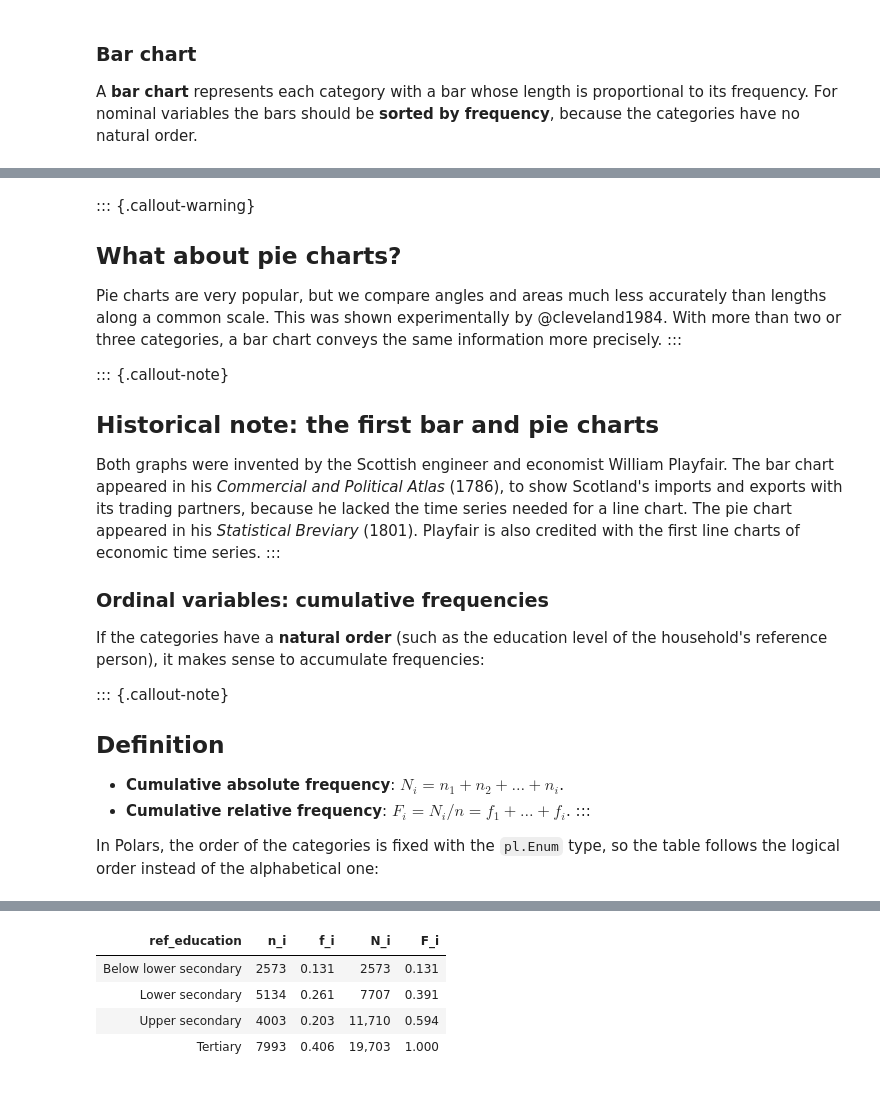
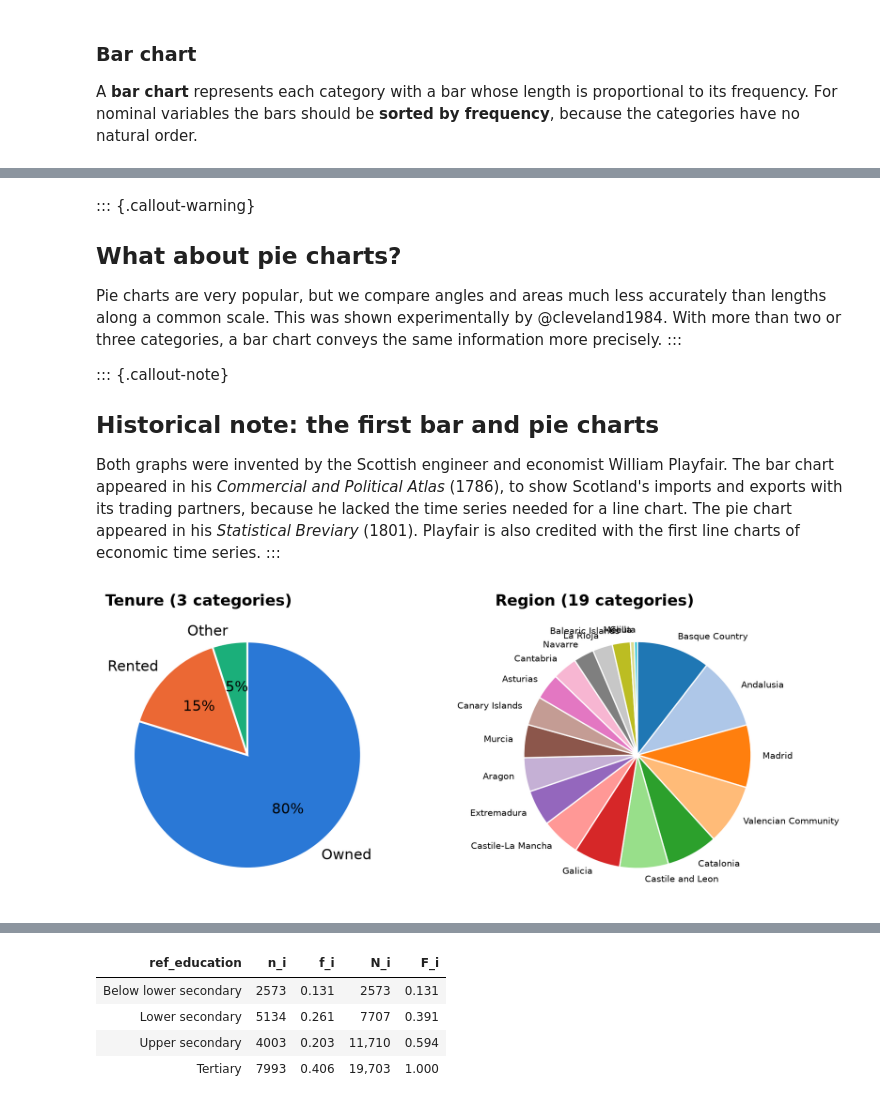
Before and after one commit to FabioScielzoOrtiz/descriptive-statistics, a Jupyter notebook: topics/02-univariate/01-freq-graphs.ipynb, the cells around one changed output, grey strips where cells are left out. Cells and saved outputs as stored; diff of their text form; code cells hidden in the pictures.

```diff
--- a/topics/02-univariate/01-freq-graphs.ipynb
+++ b/topics/02-univariate/01-freq-graphs.ipynb
@@ -147,18 +151,34 @@ lacked the time series needed for a line chart. The pie chart appeared in his
 *Statistical Breviary* (1801). Playfair is also credited with the first line
 charts of economic time series.
 :::
-
-### Ordinal variables: cumulative frequencies
-
-If the categories have a **natural order** (such as the education level of the
-household's reference person), it makes sense to accumulate frequencies:
-
-::: {.callout-note}
-## Definition
-
-- **Cumulative absolute frequency**: $N_i = n_1 + n_2 + \dots + n_i$.
-- **Cumulative relative frequency**: $F_i = N_i / n = f_1 + \dots + f_i$.
-:::
-
-In Polars, the order of the categories is fixed with the `pl.Enum` type, so the
-table follows the logical order instead of the alphabetical one:
+# %%
+#| label: fig-pie-comparison
+#| fig-cap: "Pie charts of two variables of the survey: the tenure of the main dwelling (3 categories) and the region of residence (19 categories)."
+tenure_table = (
+    households["tenure_group"]
+    .value_counts(sort=True, name="n_i")
+    .with_columns(f_i=pl.col("n_i") / pl.col("n_i").sum())
+)
+
+fig, (ax_tenure, ax_region) = plt.subplots(1, 2, figsize=(10, 4))
+
+ax_tenure.pie(
+    tenure_table["f_i"], labels=tenure_table["tenure_group"],
+    autopct="%1.0f%%", startangle=90, counterclock=False,
+    colors=CYCLE, wedgeprops=dict(edgecolor="white", linewidth=1.5),
+)
+ax_tenure.set_title("Tenure (3 categories)")
+
+ax_region.pie(
+    region_table["f_i"], labels=region_table["region"],
+    startangle=90, counterclock=False, textprops=dict(fontsize=7),
+    colors=plt.cm.tab20.colors[: region_table.height],
+    wedgeprops=dict(edgecolor="white", linewidth=1),
+)
+ax_region.set_title("Region (19 categories)")
+
+for ax in (ax_tenure, ax_region):
+    ax.set_aspect("equal")  # circles, not ellipses
+plt.show()
+# %% [output]
+[figure, added]
```
Also changed, not shown: parts of 17 cells of this notebook, 4 other files.
